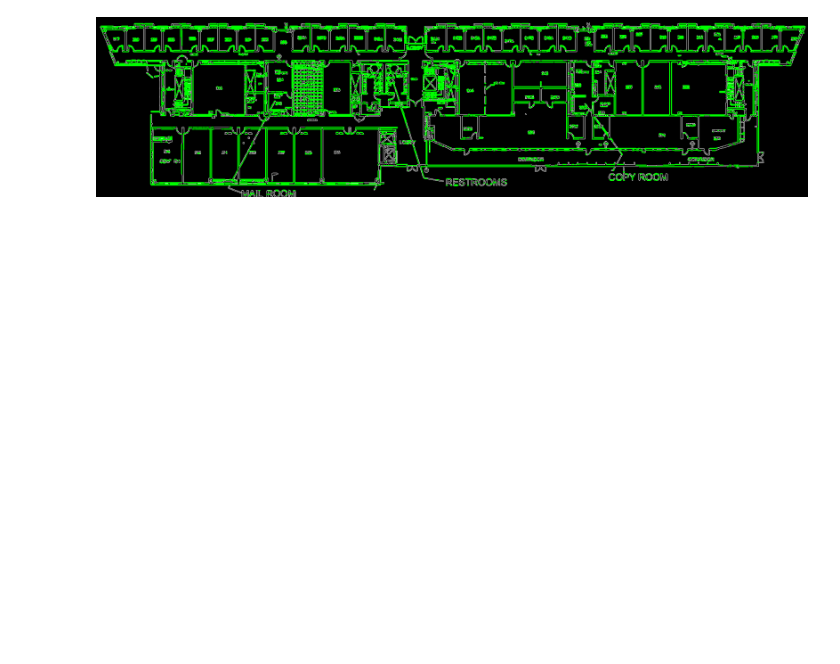
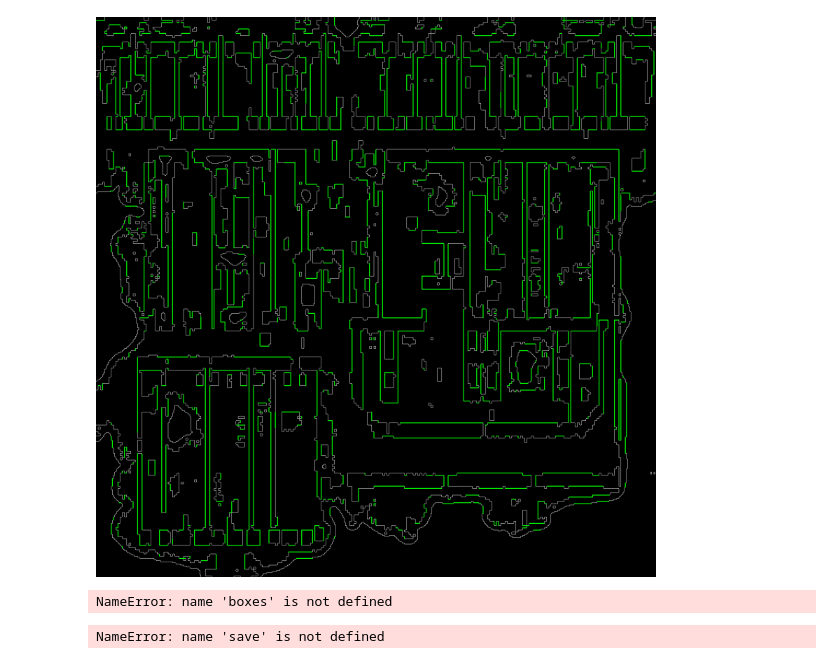
Before and after one commit to luqmanzaceria/ucsc-research, a Jupyter notebook: cv-floorplan/rbg_research/rbg-research_code/Floor-Plan-Detection-main/wall_extraction.ipynb, the cells around one changed output. Drawn from its saved outputs; the diff is of its cells as text; code cells hidden in the pictures; blank space fills up the shorter version.

Commit message:
Updated wall_extraction with comments

```diff
--- a/cv-floorplan/rbg_research/rbg-research_code/Floor-Plan-Detection-main/wall_extraction.ipynb
+++ b/cv-floorplan/rbg_research/rbg-research_code/Floor-Plan-Detection-main/wall_extraction.ipynb
@@ -24,6 +24,13 @@ def maintain_aspect_ratio_resize(image, width=None, height=None, inter=cv2.INTER
 
     # Return the resized image
     return cv2.resize(image, dim, interpolation=inter)
+# %%
+def make_square(im, min_size=256, fill_color=(0, 0, 0)):
+    x, y = im.size
+    size = max(min_size, x, y)
+    new_im = Image.new('RGBA', (size, size), fill_color)
+    new_im.paste(im, (int((size - x) / 2), int((size - y) / 2)))
+    return new_im
 # %%
 '''
     Generate wall data file for floorplan
@@ -37,8 +44,10 @@ from PIL import Image
 import numpy as np
 
 def hough_transform(image):
+    # https://docs.opencv.org/4.x/d6/d10/tutorial_py_houghlines.html
     # PROBABILISTIC HOUGH TRANSFORM
     edges = cv2.Canny(image, 50, 150, apertureSize=3)
+    # lines = cv.HoughLinesP(edges,1,np.pi/180,100,minLineLength=100,maxLineGap=10)
     lines = cv2.HoughLinesP(edges, 1, np.pi/180, 100, minLineLength=1, maxLineGap=1)
     hough_img = cv2.cvtColor(edges, cv2.COLOR_GRAY2BGR)  # Convert to 3-channel image to draw colored lines
     for line in lines:
@@ -73,45 +82,53 @@ img = maintain_aspect_ratio_resize(img, width=2000)
 gray = cv2.cvtColor(img, cv2.COLOR_BGR2GRAY)
 
 # Create wall image (filter out small objects from image)
-#wall_img = detect.wall_filter(gray)
+wall_img = None
+wall_img = detect.wall_filter(gray)
 
 # Apply Hough Transform
-hough_img = hough_transform(img)
+# hough_img = hough_transform(img)
 
 # Display Hough Transform result
-display(Image.fromarray(hough_img))
-#display(Image.fromarray(wall_img))
+#display(Image.fromarray(hough_img))
+display(make_square(Image.fromarray(wall_img)))
 
 # create verts (points 3d), points to use in mesh creations
 verts = []
 # create faces for each plane, describe order to create mesh points
 faces = []
 
 # Height of waLL
 wall_height = 1
 
 # Scale pixel value to 3d pos
 scale = 100
 
 # Convert boxes to verts and faces
 verts, faces, wall_amount = transform.create_nx4_verts_and_faces(boxes, wall_height, scale)
 
 # Create top walls verts
 verts = []
 for box in boxes:
     verts.extend([transform.scale_point_to_vector(box, scale, 0)])
 
 # create faces
 faces = []
 for room in verts:
     count = 0
     temp = ()
     for _ in room:
         temp = temp + (count,)
         count += 1
     faces.append([(temp)])
 # %% [output]
-[figure, old version]
+[figure, new version]
+NameError: name 'boxes' is not defined
+# %%
+test_image = Image.open(img_path)
+new_image = make_square(test_image)
+display(new_image)
+# %% [output]
+NameError: name 'save' is not defined
 # %%
 import numpy as np
 import cv2 as cv
```
Also changed, not shown: parts of 1 cell of this notebook.
